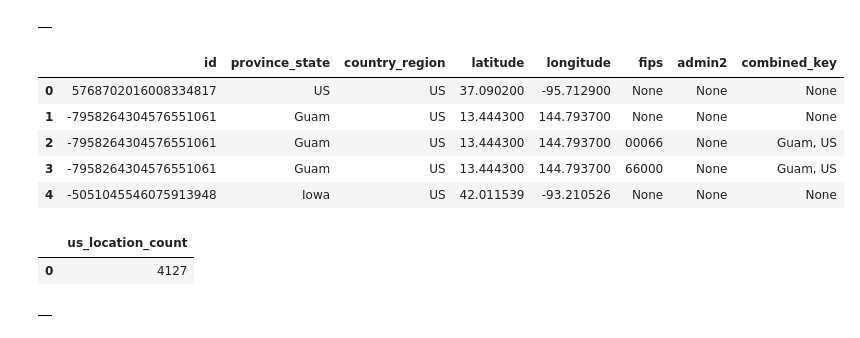
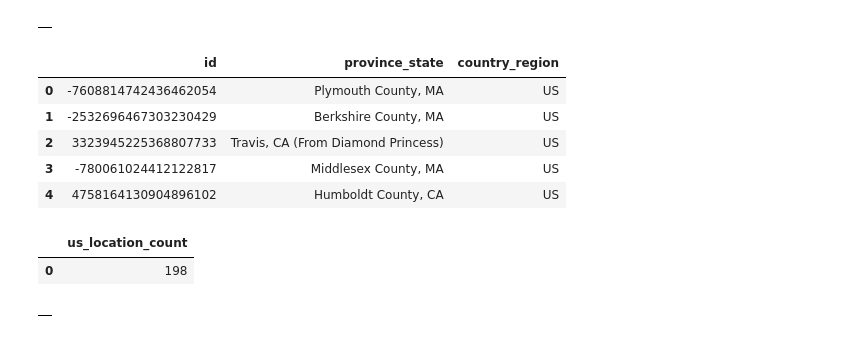
Before and after one commit to cs327e-spring2020/jasmine_yang, a Jupyter notebook: jhu_csse_modeled.ipynb, the cells around one changed output. Cells and saved outputs as stored; diff of their text form; code cells hidden in the pictures.

Commit message:
covid19 jhu_csse modeled

```diff
--- a/jhu_csse_modeled.ipynb
+++ b/jhu_csse_modeled.ipynb
@@ -105,22 +137,21 @@ where country_region = 'US'
 |  |
 # %%
 %%bigquery
-select * from covid19_jhu_csse_modeled.us_location
+select * from covid19_jhu_csse_modeled.us_location_id
 limit 5
 # %% [output]
-|  | id | province_state | country_region | latitude | longitude | fips | admin2 | combined_key |
-| 0 | 5768702016008334817 | US | US | 37.090200 | -95.712900 | None | None | None |
-| 1 | -7958264304576551061 | Guam | US | 13.444300 | 144.793700 | None | None | None |
-| 2 | -7958264304576551061 | Guam | US | 13.444300 | 144.793700 | 00066 | None | Guam, US |
-| 3 | -7958264304576551061 | Guam | US | 13.444300 | 144.793700 | 66000 | None | Guam, US |
-| 4 | -5051045546075913948 | Iowa | US | 42.011539 | -93.210526 | None | None | None |
+|  | id | province_state | country_region |
+| 0 | -7608814742436462054 | Plymouth County, MA | US |
+| 1 | -2532696467303230429 | Berkshire County, MA | US |
+| 2 | 3323945225368807733 | Travis, CA (From Diamond Princess) | US |
+| 3 | -780061024412122817 | Middlesex County, MA | US |
+| 4 | 4758164130904896102 | Humboldt County, CA | US |
 # %%
 %%bigquery
-select count(*) as us_location_count
-from covid19_jhu_csse_modeled.us_location
+select count(*) as us_location_count from covid19_jhu_csse_modeled.us_location_id
 # %% [output]
 |  | us_location_count |
-| 0 | 4127 |
+| 0 | 198 |
 # %%
 %%bigquery
 create or replace table covid19_jhu_csse_modeled.reports as
```
Also changed, not shown: parts of 8 cells of this notebook.
